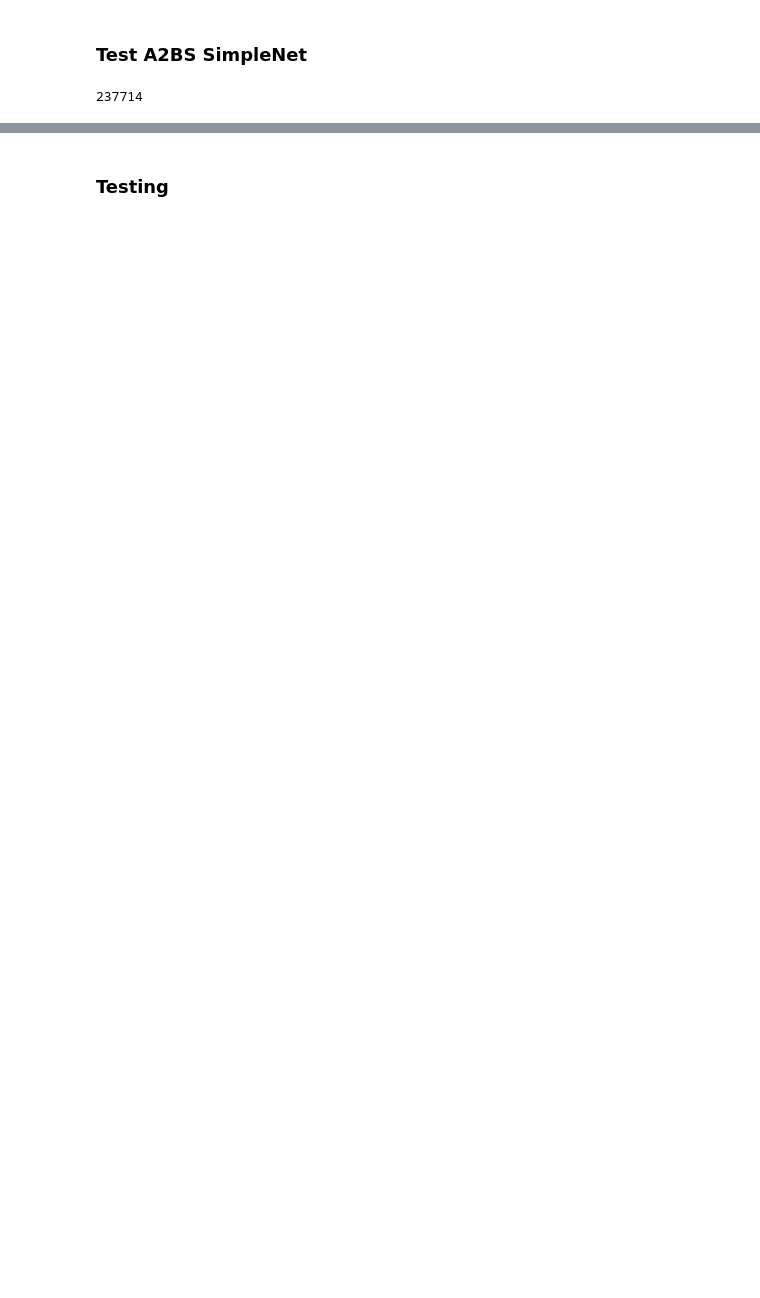
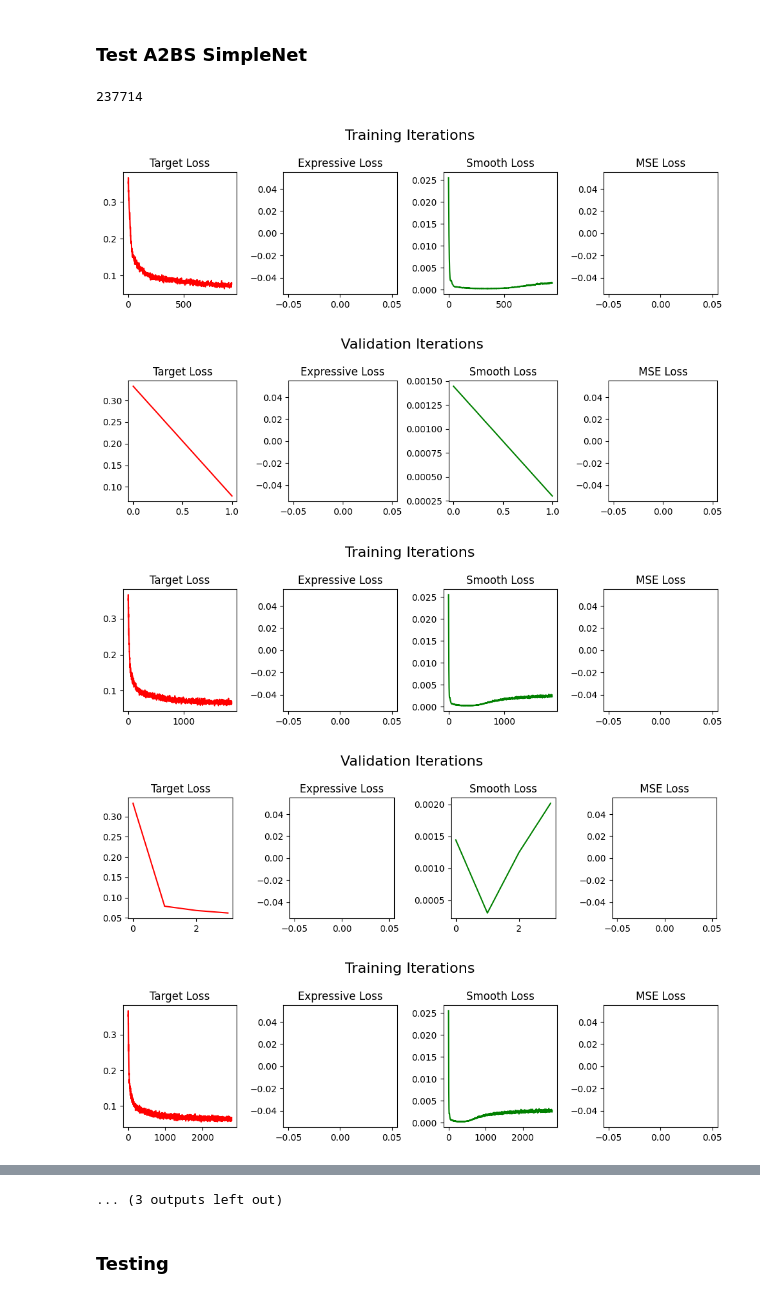
Before and after one commit to t-sekai/audio2pose, a Jupyter notebook: codes/audio2pose/test_multicontextnet.ipynb, the cells around one changed output, grey strips where cells are left out. Cells and saved outputs as stored; diff of their text form; code cells hidden in the pictures; blank space fills up the shorter version.

```diff
--- a/codes/audio2pose/test_multicontextnet.ipynb
+++ b/codes/audio2pose/test_multicontextnet.ipynb
@@ -7,12 +7,12 @@ import numpy as np
 
 config_file = open("gesturegen_config.obj", 'rb')
 args = pickle.load(config_file)
-args.batch_size = 16
+args.batch_size = 256
 
-mean_facial = torch.from_numpy(np.load(args.root_path+args.mean_pose_path+f"{args.facial_rep}/json_mean.npy"))
-std_facial = torch.from_numpy(np.load(args.root_path+args.mean_pose_path+f"{args.facial_rep}/json_std.npy"))
-mean_audio = torch.from_numpy(np.load(args.root_path+args.mean_pose_path+f"{args.audio_rep}/npy_mean.npy"))
-std_audio = torch.from_numpy(np.load(args.root_path+args.mean_pose_path+f"{args.audio_rep}/npy_std.npy"))
+mean_facial = torch.from_numpy(np.load(args.root_path+args.mean_pose_path+f"{args.facial_rep}/json_mean.npy")).float()
+std_facial = torch.from_numpy(np.load(args.root_path+args.mean_pose_path+f"{args.facial_rep}/json_std.npy")).float()
+mean_audio = torch.from_numpy(np.load(args.root_path+args.mean_pose_path+f"{args.audio_rep}/npy_mean.npy")).float()
+std_audio = torch.from_numpy(np.load(args.root_path+args.mean_pose_path+f"{args.audio_rep}/npy_std.npy")).float()
 # %%
 torch.cuda.is_available()
 # %% [output]
@@ -80,7 +71,7 @@ import uuid
 # %%
-model_path = 'ckpt_model/multicontextnet-all-vertex-2024/multicontextnet-300.pth'
+#model_path = 'ckpt_model/multicontextnet-all-vertex-2024/multicontextnet-300.pth'
 net = GestureGen(args).cuda()
-net.load_state_dict(torch.load(model_path))
+#net.load_state_dict(torch.load(model_path))
 optimizer = torch.optim.Adam( net.parameters(), lr=1e-4)#, weight_decay=1e-5)
 train_target_loss = []
 train_expressive_loss = []
@@ -141,7 +132,8 @@ num_epochs = 700
 log_period = 200
 val_period = 600
 val_size = 25
-to_flame = torch.from_numpy(np.load('mat_final.npy')).cuda()
+bs_to_flame = torch.from_numpy(np.load('mat_final.npy'))
+flame_to_bs = bs_to_flame.pinverse()
 target_loss_function = torch.nn.HuberLoss()
 smooth_loss_function = torch.nn.CosineSimilarity(dim=2)
 mse_loss_function = torch.nn.MSELoss()
@@ -153,35 +145,40 @@ for epoch in range(num_epochs):
     for it, data in enumerate(tqdm(train_loader)):
         net.train()
         in_audio = data['audio']
-        facial = data['facial']
+        facial = data['facial'] * std_facial + mean_facial
         in_id = data["id"]
         in_word = data["word"]
         in_emo = data["emo"]
 
         in_audio = in_audio.cuda()
-        facial = facial.cuda()
+        in_facial = torch.cat((facial @ bs_to_flame, facial[:,:,6:14]), dim=-1)
+        in_facial = in_facial.cuda()
         in_id = in_id.cuda()
         in_word = in_word.cuda()
         in_emo = in_emo.cuda()
 
         pre_frames = 4
-        in_pre_face = facial.new_zeros((facial.shape[0], facial.shape[1], facial.shape[2] + 1)).cuda()
-        in_pre_face[:, 0:pre_frames, :-1] = facial[:, 0:pre_frames]
-        in_pre_face[:, 0:pre_frames, -1] = 1
+        if args.predict_flame:
+            in_pre_face = in_facial.new_zeros((in_facial.shape[0], in_facial.shape[1], in_facial.shape[2])).cuda()
+            in_pre_face[:, 0:pre_frames] = in_facial[:, 0:pre_frames]
+        else:
+            in_pre_face = in_facial.new_zeros((in_facial.shape[0], in_facial.shape[1], in_facial.shape[2] + 1)).cuda()
+            in_pre_face[:, 0:pre_frames, :-1] = in_facial[:, 0:pre_frames]
+            in_pre_face[:, 0:pre_frames, -1] = 1
 
         optimizer.zero_grad()
         out_face = net(in_pre_face,in_audio=in_audio,in_text=in_word, in_id=in_id, in_emo=in_emo)
-        target_loss = target_loss_function(out_face@to_flame, facial@to_flame) + target_loss_function(out_face[:,:,6:14], facial[:,:,6:14]) # to account for eye movement
-        expressive_loss = expressive_loss_function(out_face, facial)
+        target_loss = target_loss_function(out_face,in_facial)# + target_loss_function(out_face[:,:,6:14], in_facial[:,:,6:14]) # to account for eye movement
+        #expressive_loss = expressive_loss_function(out_face, in_facial)
         smooth_loss = 1 - smooth_loss_function(out_face[:,:-1,:], out_face[:,1:,:]).mean()
         loss = target_weight * target_loss  + smooth_weight * smooth_loss# + expressive_weight * expressive_loss
         loss.backward()
         optimizer.step()
 
         train_target_loss.append(target_loss.item())
-        train_expressive_loss.append(expressive_loss.item())
+        #train_expressive_loss.append(expressive_loss.item())
         train_smooth_loss.append(smooth_loss.item())
-        train_mse_loss.append(mse_loss_function(out_face.cpu()*std_facial+mean_facial, facial.cpu()*std_facial+mean_facial).item())
+        #train_mse_loss.append(mse_loss_function(out_face.cpu()*std_facial+mean_facial, facial.cpu()*std_facial+mean_facial).item())
 
         #logging
         #if it % log_period == 0:
@@ -190,7 +187,7 @@ for epoch in range(num_epochs):
         if it % val_period == 0:
             net.eval()
             val_target_loss_st = []
-            val_expressive_loss_st = []
+            #val_expressive_loss_st = []
             val_smooth_loss_st = []
             val_mse_loss_st = []
             val_cnt = 0
@@ -203,41 +200,52 @@ for epoch in range(num_epochs):
             )
 
             for _, data in enumerate(val_loader):
                 in_audio = data['audio']
-                facial = data['facial']
+                facial = data['facial'] * std_facial + mean_facial
                 in_id = data["id"]
                 in_word = data["word"]
                 in_emo = data["emo"]
 
                 in_audio = in_audio.cuda()
-                facial = facial.cuda()
+                in_facial = torch.cat((facial @ bs_to_flame, facial[:,:,6:14]), dim=-1)
+                in_facial = in_facial.cuda()
                 in_id = in_id.cuda()
                 in_word = in_word.cuda()
                 in_emo = in_emo.cuda()
 
                 pre_frames = 4
-                in_pre_face = facial.new_zeros((facial.shape[0], facial.shape[1], facial.shape[2] + 1)).cuda()
-                in_pre_face[:, 0:pre_frames, :-1] = facial[:, 0:pre_frames]
-                in_pre_face[:, 0:pre_frames, -1] = 1
+                if args.predict_flame:
+                    in_pre_face = in_facial.new_zeros((in_facial.shape[0], in_facial.shape[1], in_facial.shape[2])).cuda()
+                    in_pre_face[:, 0:pre_frames] = in_facial[:, 0:pre_frames]
+                else:
+                    in_pre_face = in_facial.new_zeros((in_facial.shape[0], in_facial.shape[1], in_facial.shape[2] + 1)).cuda()
+                    in_pre_face[:, 0:pre_frames, :-1] = in_facial[:, 0:pre_frames]
+                    in_pre_face[:, 0:pre_frames, -1] = 1
 
                 out_face = net(in_pre_face,in_audio=in_audio,in_text=in_word, in_id=in_id, in_emo=in_emo)
-                target_loss = target_loss_function(out_face@to_flame, facial@to_flame) + target_loss_function(out_face[:,:,6:14], facial[:,:,6:14])
-                expressive_loss = expressive_loss_function(out_face, facial)
+                target_loss = target_loss_function(out_face, in_facial)# + target_loss_function(out_face[:,:,6:14], facial[:,:,6:14])
+                #expressive_loss = expressive_loss_function(out_face, facial)
                 smooth_loss = 1 - smooth_loss_function(out_face[:,:-1,:], out_face[:,1:,:]).mean()
 
                 val_target_loss_st.append(target_loss.item())
-                val_expressive_loss_st.append(expressive_loss.item())
+                #val_expressive_loss_st.append(expressive_loss.item())
                 val_smooth_loss_st.append(smooth_loss.item())
-                val_mse_loss_st.append(mse_loss_function(out_face.cpu()*std_facial+mean_facial, facial.cpu()*std_facial+mean_facial).item())
+                #val_mse_loss_st.append(mse_loss_function(out_face.cpu()*std_facial+mean_facial, facial.cpu()*std_facial+mean_facial).item())
 
 
                 val_cnt += 1
                 if val_cnt >= val_size:
                     break
 
             val_target_loss.append(np.average(val_target_loss_st))
-            val_expressive_loss.append(np.average(val_expressive_loss_st))
+            #val_expressive_loss.append(np.average(val_expressive_loss_st))
             val_smooth_loss.append(np.average(val_smooth_loss_st))
-            val_mse_loss.append(np.average(val_mse_loss_st))
+            #val_mse_loss.append(np.average(val_mse_loss_st))
             #print(f'[{epoch}][{it}/{len(train_loader)}]: [val] [target loss]: {val_target_loss[-1]} [exp loss]: {val_expressive_loss[-1]} [smooth loss]: {val_smooth_loss[-1]} [mse]: {val_mse_loss[-1]}')
     plot_train_val_loss()
+# %% [output]
+[figure, added]
+[figure, added]
+[figure, added]
+[figure, added]
+[figure, added]
@@ -244 +259,2 @@ for epoch in range(num_epochs):
+... (3 outputs left out)
 # %%
```
Also changed, not shown: parts of 22 cells of this notebook.
